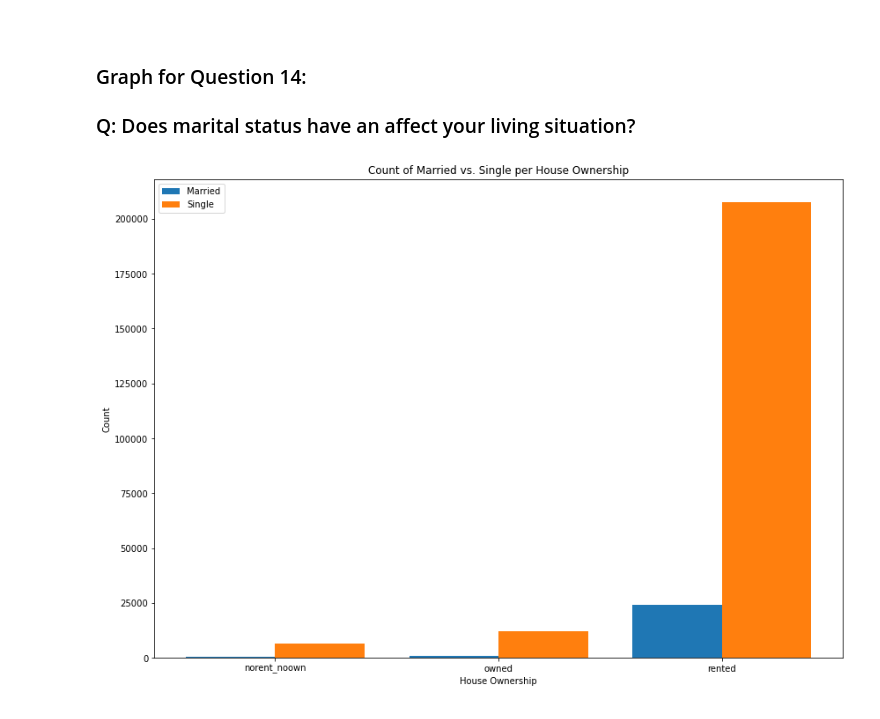
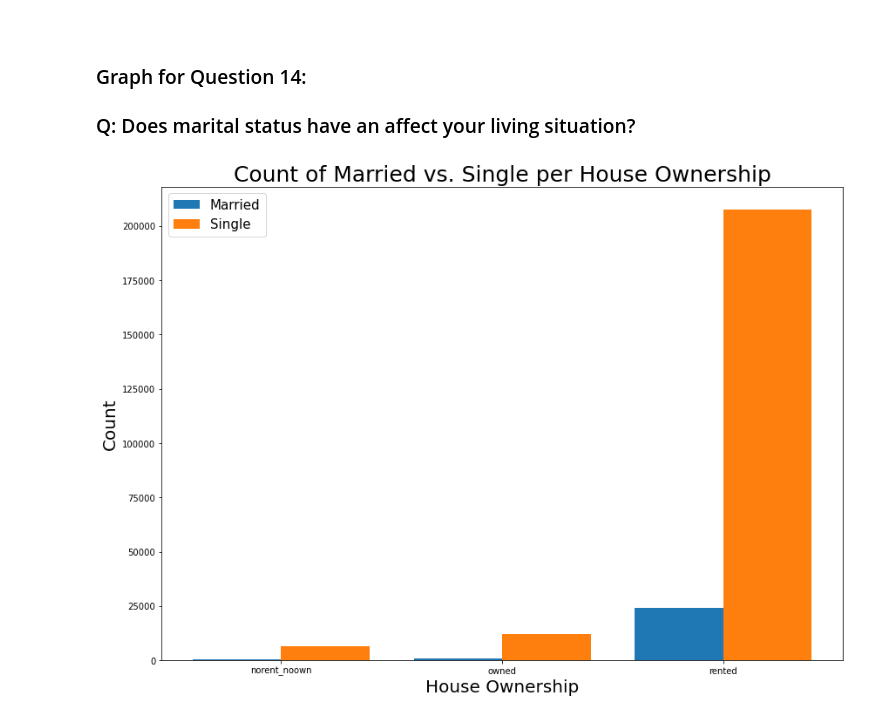
Before and after one commit to spa542/DSCI470, a Jupyter notebook: Project_1_Loan_Prediction_Dataset/Project_1_Graph_Analysis.ipynb, the cells around one changed output. Drawn from its saved outputs; the diff is of its cells as text; code cells hidden in the pictures.

```diff
--- a/Project_1_Loan_Prediction_Dataset/Project_1_Graph_Analysis.ipynb
+++ b/Project_1_Loan_Prediction_Dataset/Project_1_Graph_Analysis.ipynb
@@ -208,24 +208,24 @@ plt.show()
 # %%
 sub_data_lp = lp_dataframe[['Married/Single', 'House_Ownership']]
 grouped_married = sub_data_lp.loc[sub_data_lp['Married/Single'] == 'married'].groupby(by='House_Ownership').count()
 grouped_married = grouped_married.reset_index()
 grouped_not_married = sub_data_lp.loc[sub_data_lp['Married/Single'] == 'single'].groupby(by='House_Ownership').count()
 grouped_not_married = grouped_not_married.reset_index()
 
 x_axis1 = grouped_married['House_Ownership']
 y_axis1 = grouped_married['Married/Single']
 x_axis2 = grouped_not_married['House_Ownership']
 y_axis2 = grouped_not_married['Married/Single']
 
 plt.figure(figsize=(14,10))
 plt.bar(x_axis1, y_axis1, width=0.4)
 plt.bar(np.arange(0, 3, 1.0) + 0.4, y_axis2, width=0.4)
 plt.xticks(np.arange(0, 3, 1.0) + 0.4 / 2, ['norent_noown', 'owned', 'rented'])
 
-plt.title('Count of Married vs. Single per House Ownership')
-plt.xlabel('House Ownership')
-plt.ylabel('Count')
-plt.legend(['Married', 'Single'])
+plt.title('Count of Married vs. Single per House Ownership', fontsize=25)
+plt.xlabel('House Ownership', fontsize=20)
+plt.ylabel('Count', fontsize=20)
+plt.legend(['Married', 'Single'], fontsize=15)
 plt.show()
 # %% [output]
-[figure, old version]
+[figure, new version]
```
Also changed, not shown: parts of 3 cells of this notebook, 4 other files.
